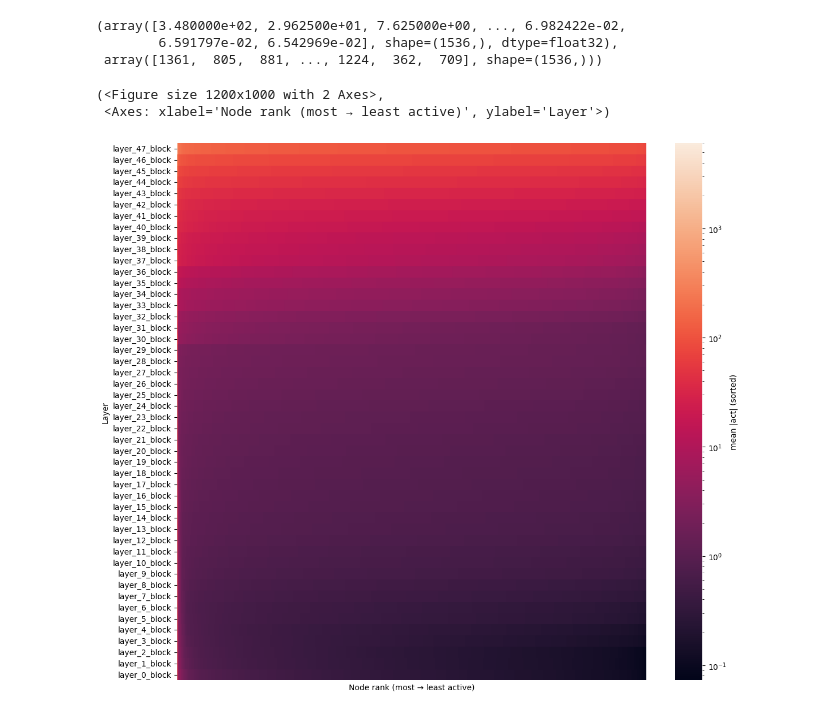
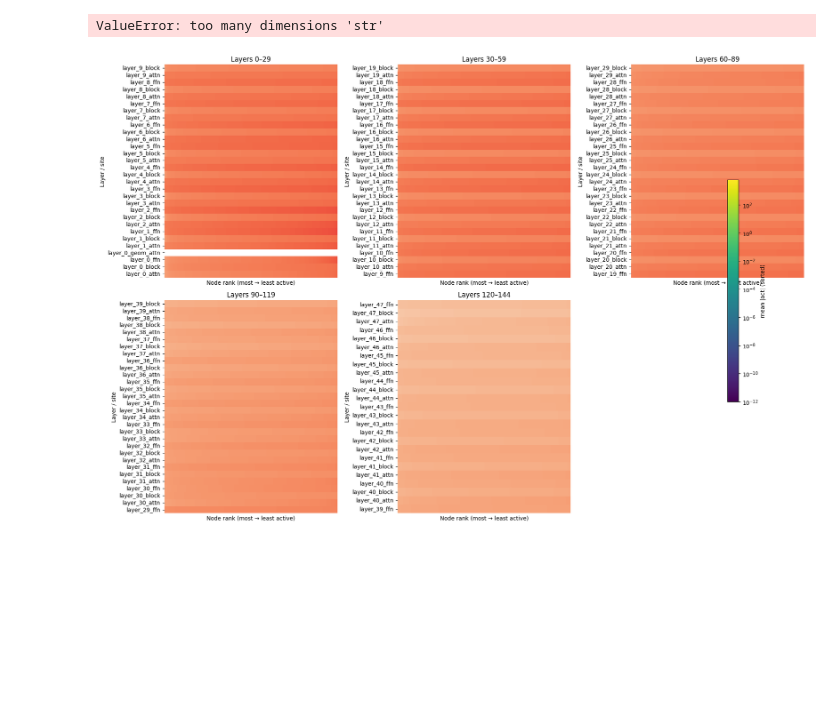
Before and after one commit to Thomasbush9/protein_interpretability, a Jupyter notebook: src/protein_interpretability/esm_interpretability.ipynb, the cells around one changed output. Drawn from its saved outputs; the diff is of its cells as text; code cells hidden in the pictures; blank space fills up the shorter version.

```diff
--- a/src/protein_interpretability/esm_interpretability.ipynb
+++ b/src/protein_interpretability/esm_interpretability.ipynb
@@ -14,8 +41,8 @@ import torch
 model: ESM3InferenceClient = ESM3.from_pretrained("esm3-open").to("cuda") # or "cpu"
 
 # Generate a completion for a partial Carbonic Anhydrase (2vvb)
-prompt = "___________________________________________________DQATSLRILNNGHAFNVEFDDSQDKAVLKGGPLDGTYRLIQFHFHWGSLDGQGSEHTVDKKKYAAELHLVHWNTKYGDFGKAVQQPDGLAVLGIFLKVGSAKPGLQKVVDVLDSIKTKGKSADFTNFDPRGLLPESLDYWTYPGSLTTPP___________________________________________________________"
-protein = ESMProtein(sequence=prompt)
+# prompt = "___________________________________________________DQATSLRILNNGHAFNVEFDDSQDKAVLKGGPLDGTYRLIQFHFHWGSLDGQGSEHTVDKKKYAAELHLVHWNTKYGDFGKAVQQPDGLAVLGIFLKVGSAKPGLQKVVDVLDSIKTKGKSADFTNFDPRGLLPESLDYWTYPGSLTTPP___________________________________________________________"
+# protein = ESMProtein(sequence=prompt)
 
 extractor = ESM3ActivationExtractor(
     model,
@@ -25,23 +52,6 @@ extractor = ESM3ActivationExtractor(
     detach=True,
 )
 with extractor.recording():
-    protein = model.generate(protein, GenerationConfig(track="sequence", num_steps=2, temperature=0.7))
+    protein = model.generate(proteins, GenerationConfig(track="sequence", num_steps=2, temperature=0.7))
+# %% [output]
+ValueError: too many dimensions 'str'
-# %%
-import torch
-import numpy as np
-
-def sort_layer_activations(layer_tensor: torch.Tensor) -> tuple[np.ndarray, np.ndarray]:
-    """
-    For one layer activation tensor (B, L, D), compute mean |act| per node and sort by most active.
-    Returns:
-        act_sorted: (D,) activity values in descending order
-        top_indices: (D,) node indices that achieve that order
-    """
-    node_activity = layer_tensor.abs().squeeze().mean(dim=0).float().cpu().numpy()  # (D,)
-    top_indices = np.argsort(-node_activity)
-    act_sorted = node_activity[top_indices]
-    return act_sorted, top_indices
-# %% [output]
-(array([3.480000e+02, 2.962500e+01, 7.625000e+00, ..., 6.982422e-02,
-        6.591797e-02, 6.542969e-02], shape=(1536,), dtype=float32),
- array([1361,  805,  881, ..., 1224,  362,  709], shape=(1536,)))
@@ -100,8 +58,4 @@ def plot_all_layers_sorted(
 # %%
-step0 = extractor.get_step(0)
-# act_sorted, top_idx = sort_layer_activations(step0["layer_0_block"])
-plot_all_layers_sorted(step0)
+fig, ax = plot_all_layers_sorted_paged(extractor.get_step(0))
 # %% [output]
-(<Figure size 1200x1000 with 2 Axes>,
- <Axes: xlabel='Node rank (most → least active)', ylabel='Layer'>)
-[figure, old version]
+[figure, new version]
```
Also changed, not shown: parts of 3 cells of this notebook, 1 other file.
